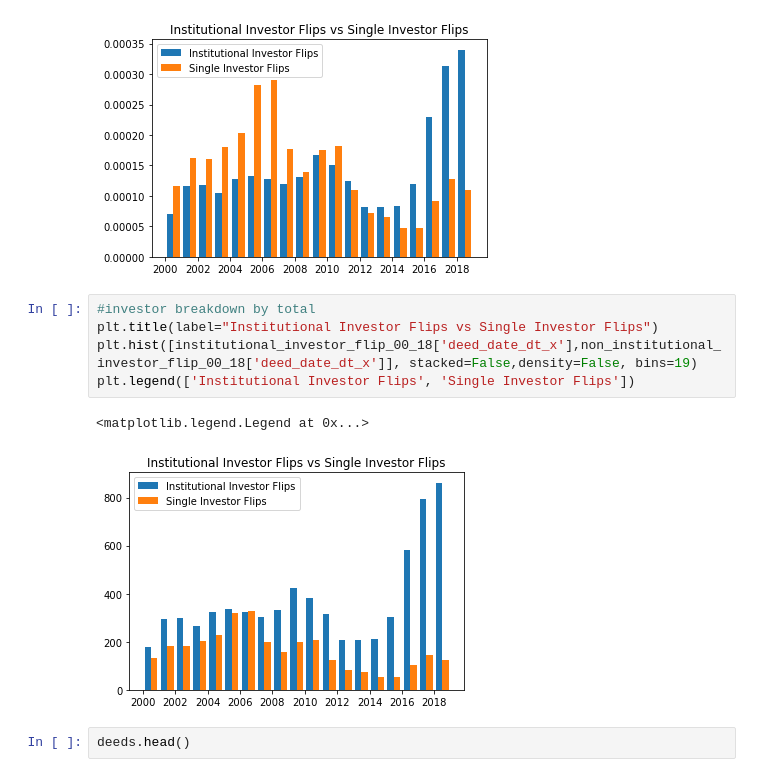
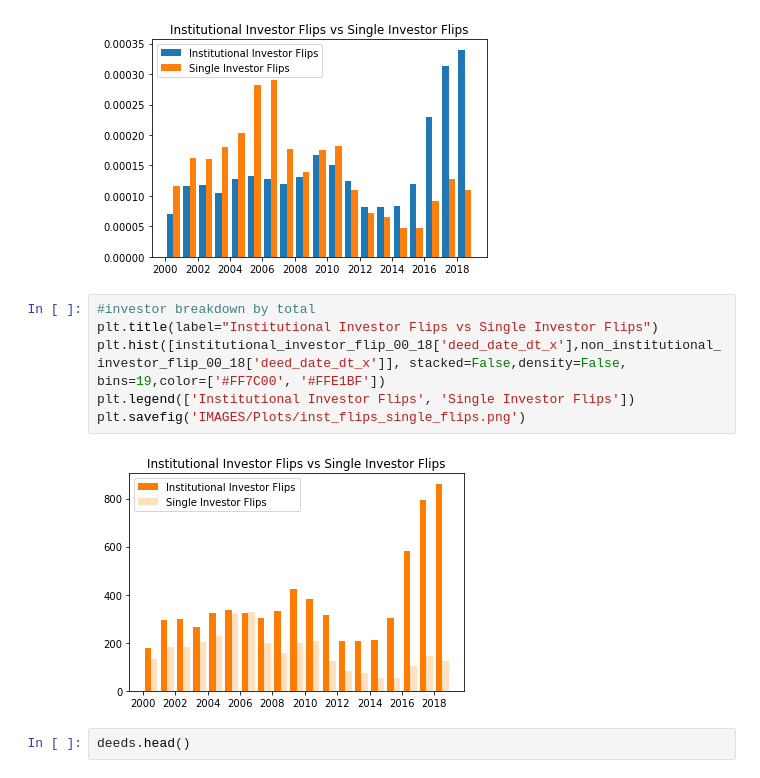
Before and after one commit to CenterForSpatialResearch/investors-NJ, a Jupyter notebook: 04_investor_breakdown.ipynb, the cells around one changed output. Cells and saved outputs as stored; diff of their text form.

Commit message:
updates 8/18/2021
new images and modified code

```diff
--- a/04_investor_breakdown.ipynb
+++ b/04_investor_breakdown.ipynb
@@ -296,11 +295,11 @@ plt.legend(['Institutional Investor Flips', 'Single Investor Flips'])
 # %%
 #investor breakdown by total
 plt.title(label="Institutional Investor Flips vs Single Investor Flips")
-plt.hist([institutional_investor_flip_00_18['deed_date_dt_x'],non_institutional_investor_flip_00_18['deed_date_dt_x']], stacked=False,density=False, bins=19)
+plt.hist([institutional_investor_flip_00_18['deed_date_dt_x'],non_institutional_investor_flip_00_18['deed_date_dt_x']], stacked=False,density=False, bins=19,color=['#FF7C00', '#FFE1BF'])
 plt.legend(['Institutional Investor Flips', 'Single Investor Flips'])
+plt.savefig('IMAGES/Plots/inst_flips_single_flips.png')
 # %% [output]
-<matplotlib.legend.Legend at 0x...>
-[figure, old version]
+[figure, new version]
 # %%
 deeds.head()
 # %% [output]
```
Also changed, not shown: parts of 11 cells of this notebook, 11 other files.
